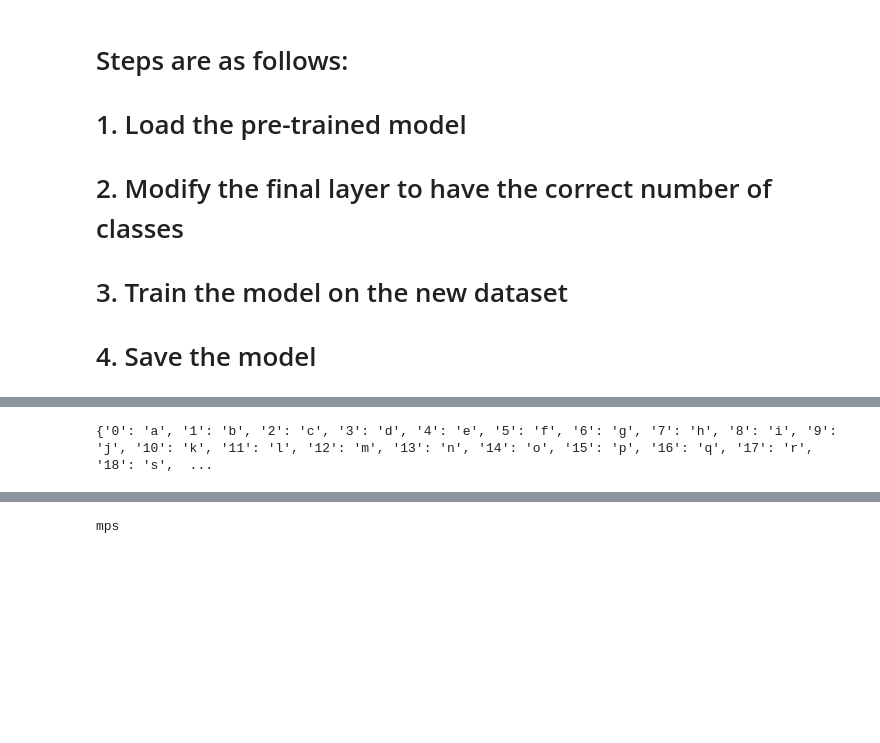
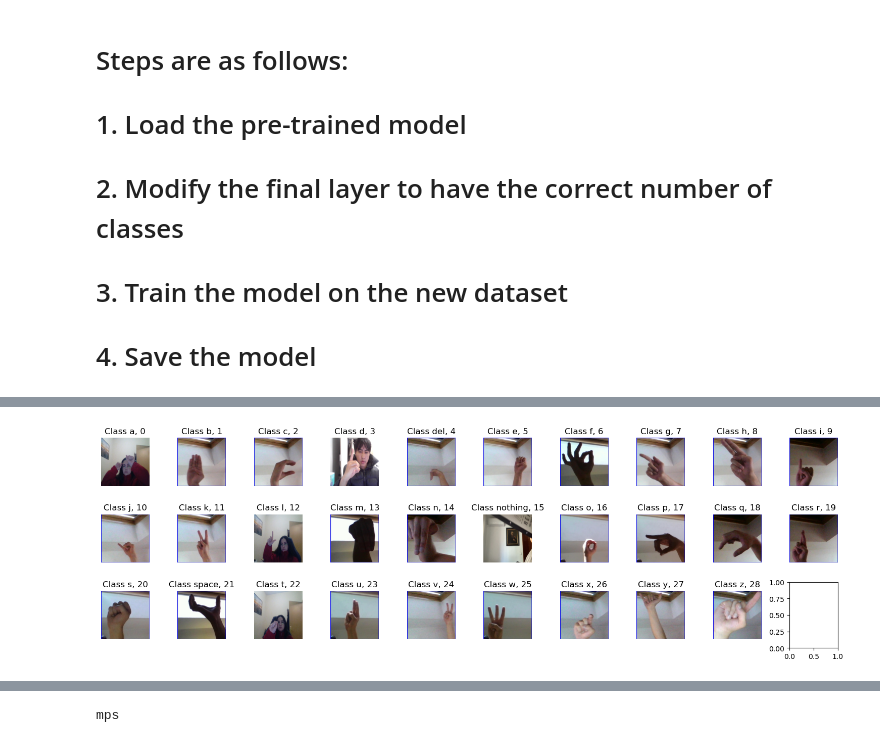
Before and after one commit to SJacoboZavaleta/hand_gesture_detection, a Jupyter notebook: src/mobilenet_CNN/training_scripts/mobilenet_training.ipynb, the cells around one changed output, grey strips where cells are left out. Cells and saved outputs as stored; diff of their text form; code cells hidden in the pictures; blank space fills up the shorter version.

Commit message:
updated class lookup and script such that it matches pytorch classes. trained mobilenet with all data and 10 epochs

```diff
--- a/src/mobilenet_CNN/training_scripts/mobilenet_training.ipynb
+++ b/src/mobilenet_CNN/training_scripts/mobilenet_training.ipynb
@@ -153,8 +99,0 @@ AttributeError: 'ConcatDataset' object has no attribute 'classes'
-# %%
-# Load the class lookup dictionary
-with open('../../../data/class_lookup.json', 'r') as f:
-    class_lookup = json.load(f)
-
-print(class_lookup)
-# %% [output]
-{'0': 'a', '1': 'b', '2': 'c', '3': 'd', '4': 'e', '5': 'f', '6': 'g', '7': 'h', '8': 'i', '9': 'j', '10': 'k', '11': 'l', '12': 'm', '13': 'n', '14': 'o', '15': 'p', '16': 'q', '17': 'r', '18': 's',  ...
@@ -165,3 +100,40 @@ test_loader = DataLoader(test_data, batch_size=64, shuffle=False)
+# %%
+# Get a list of all classes
+classes = full_training_data.classes
+
+# Create a figure with subplots
+fig, axes = plt.subplots(3, 10, figsize=(15, 5))
+axes = axes.ravel()
+
+# For each class
+for idx, class_name in enumerate(classes):
+    # Get indices of all images in this class
+    class_indices = [i for i, (_, label) in enumerate(full_training_data.samples) if label == idx]
+
+    # Randomly select one image from this class
+    random_idx = random.choice(class_indices)
+    img, _ = full_training_data[random_idx]
+
+    # Convert tensor to numpy array and transpose to correct dimensions
+    img = img.permute(1, 2, 0).numpy()
+
+    # Denormalize the image
+    mean = np.array([0.485, 0.456, 0.406])
+    std = np.array([0.229, 0.224, 0.225])
+    img = std * img + mean
+
+    # Clip values to be between 0 and 1
+    img = np.clip(img, 0, 1)
+
+    # Plot the image
+    axes[idx].imshow(img)
+    axes[idx].axis('off')
+    axes[idx].set_title(f'Class {class_name}, {idx}')
+
+plt.tight_layout()
+plt.show()
+# %% [output]
+[figure, added]
 # %%
 # update the final layer of the model to have the correct number of classes, which is the
 # number of classes in the training data
```
Also changed, not shown: parts of 9 cells of this notebook, 4 other files.
